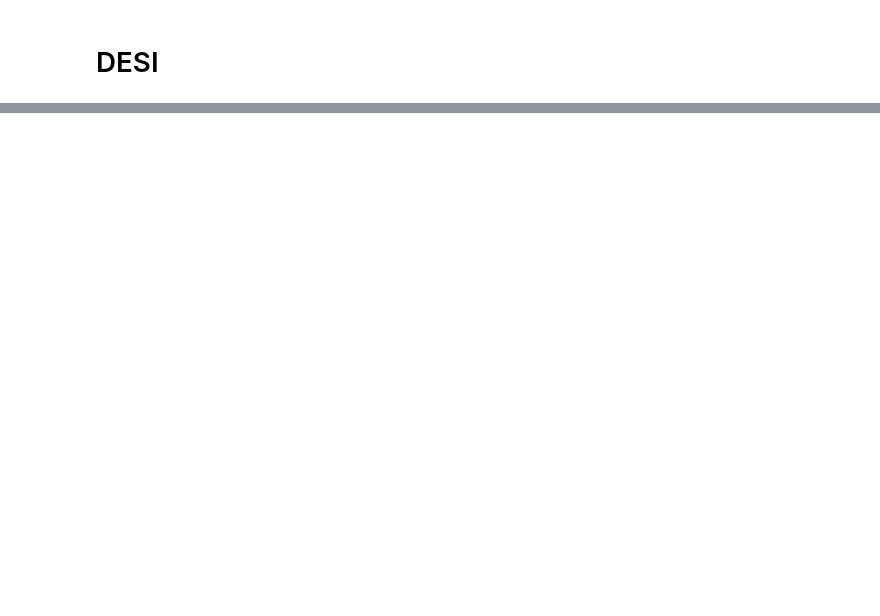
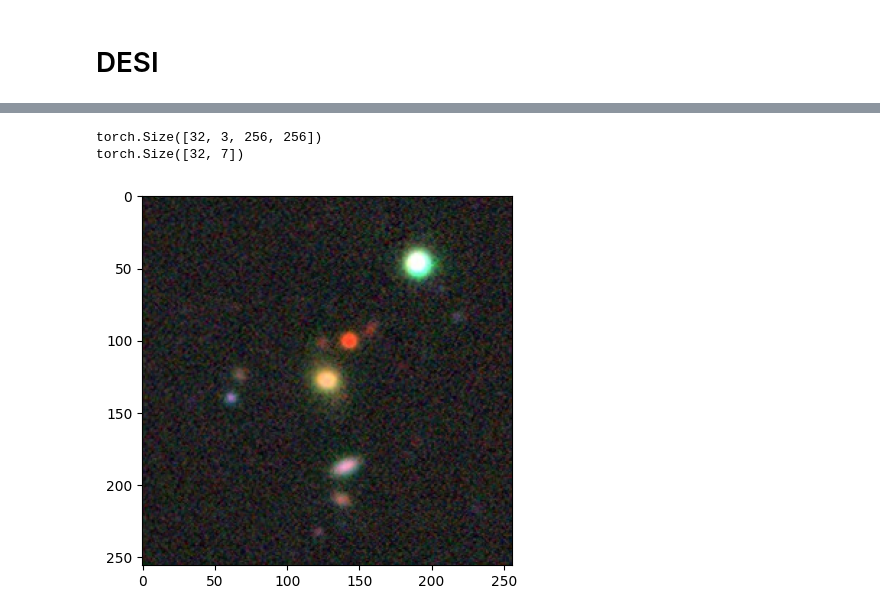
Before and after one commit to SandyYuan/galaxydiffuser, a Jupyter notebook: load_data.ipynb, the cells around one changed output, grey strips where cells are left out. Drawn from its saved outputs; the diff is of its cells as text; code cells hidden in the pictures; blank space fills up the shorter version.

```diff
--- a/load_data.ipynb
+++ b/load_data.ipynb
@@ -508,0 +618,21 @@ f.keys()
+# %%
+for images, properties in dataloader:
+    print(images.shape)  # Tensor of images
+    print(properties.shape)  # Tensor of properties
+    break
+# %% [output]
+torch.Size([32, 3, 256, 256])
+torch.Size([32, 7])
+# %%
+import torch
+import matplotlib.pyplot as plt
+from itertools import cycle
+
+# Convert the tensor to a NumPy array and transpose it to match (H, W, C)
+image_np = next(cycle(dataloader))[0][0].permute(1, 2, 0).numpy()
+
+# Display the image
+plt.imshow(image_np)
+plt.show()
+# %% [output]
+[figure, added]
```
Also changed, not shown: parts of 12 cells of this notebook, 13 other files.
